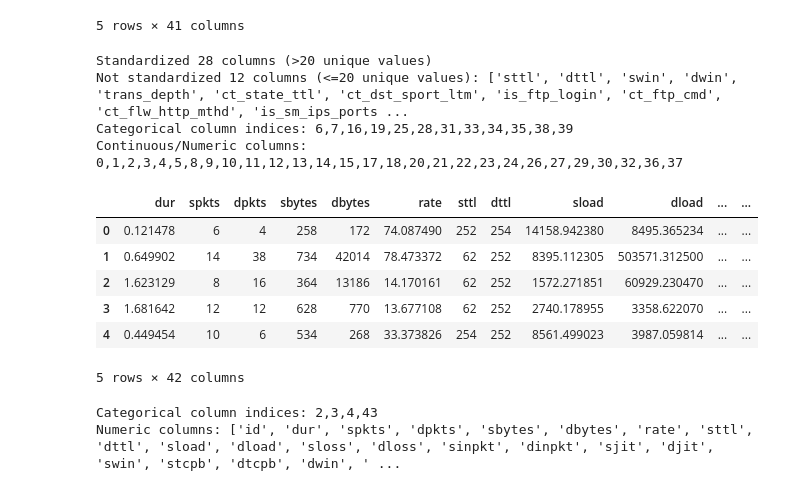
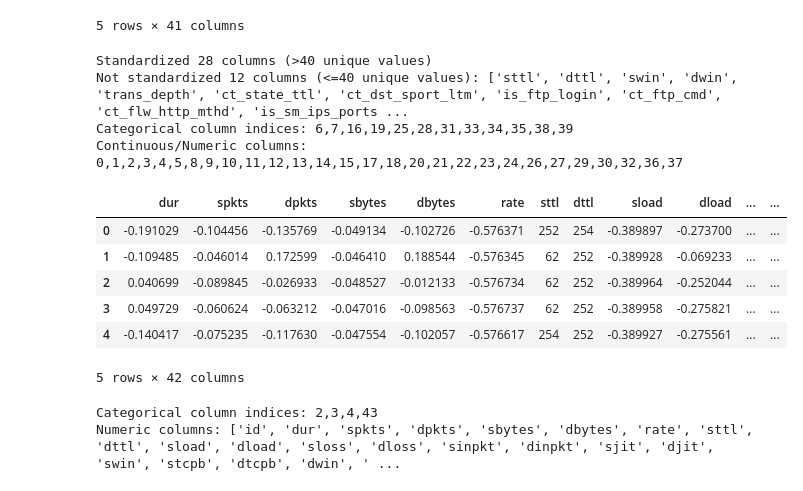
Before and after one commit to YancyLan/Imbalanced_data, a Jupyter notebook: Unbalanced_dataset.ipynb, the cells around one changed output. Cells and saved outputs as stored; diff of their text form; code cells hidden in the pictures.

```diff
--- a/Unbalanced_dataset.ipynb
+++ b/Unbalanced_dataset.ipynb
@@ -90,41 +90,41 @@ Kept 42 columns: 41 numeric + attack_cat
 # %%
 # Standardize only numeric columns with more than 20 unique values (continuous data)
 from sklearn.preprocessing import StandardScaler
 
 
 # Get numeric columns only
 numeric_cols = df.select_dtypes(include=[np.number]).columns.tolist()
 
 # Filter columns with more than 20 unique values (likely continuous)
 cols_to_scale = [col for col in numeric_cols if df[col].nunique() > 40]
 cols_not_scaled = [col for col in numeric_cols if df[col].nunique() <= 40]
 
 # Standardize only continuous columns
 scaler = StandardScaler()
 df_clean = df.copy()
 df_clean[cols_to_scale] = scaler.fit_transform(df[cols_to_scale])
 
-print(f"Standardized {len(cols_to_scale)} columns (>20 unique values)")
-print(f"Not standardized {len(cols_not_scaled)} columns (<=20 unique values): {cols_not_scaled}")
+print(f"Standardized {len(cols_to_scale)} columns (>40 unique values)")
+print(f"Not standardized {len(cols_not_scaled)} columns (<=40 unique values): {cols_not_scaled}")
 
-# encode attack clo with 1,2,3...
-df['attack_cat_encode'] = df['attack_cat'].astype('category').cat.codes
+# encode attack_cat with 1,2,3... on df_clean
+df_clean['attack_cat_encode'] = df_clean['attack_cat'].astype('category').cat.codes
 
-num_indices = [df.columns.get_loc(col) for col in cols_to_scale]
-cat_indices = [df.columns.get_loc(col) for col in cols_not_scaled]
+num_indices = [df_clean.columns.get_loc(col) for col in cols_to_scale]
+cat_indices = [df_clean.columns.get_loc(col) for col in cols_not_scaled]
 print("Categorical column indices:", ",".join(map(str, cat_indices)))
 print("Continuous/Numeric columns:", ",".join(map(str, num_indices)))
-display(df.head())
+display(df_clean.head())
 # %% [output]
-Standardized 28 columns (>20 unique values)
-Not standardized 12 columns (<=20 unique values): ['sttl', 'dttl', 'swin', 'dwin', 'trans_depth', 'ct_state_ttl', 'ct_dst_sport_ltm', 'is_ftp_login', 'ct_ftp_cmd', 'ct_flw_http_mthd', 'is_sm_ips_ports ...
+Standardized 28 columns (>40 unique values)
+Not standardized 12 columns (<=40 unique values): ['sttl', 'dttl', 'swin', 'dwin', 'trans_depth', 'ct_state_ttl', 'ct_dst_sport_ltm', 'is_ftp_login', 'ct_ftp_cmd', 'ct_flw_http_mthd', 'is_sm_ips_ports ...
 Categorical column indices: 6,7,16,19,25,28,31,33,34,35,38,39
 Continuous/Numeric columns: 0,1,2,3,4,5,8,9,10,11,12,13,14,15,17,18,20,21,22,23,24,26,27,29,30,32,36,37
 |  | dur | spkts | dpkts | sbytes | dbytes | rate | sttl | dttl | sload | dload | ... | ... |
-| 0 | 0.121478 | 6 | 4 | 258 | 172 | 74.087490 | 252 | 254 | 14158.942380 | 8495.365234 | ... | ... |
-| 1 | 0.649902 | 14 | 38 | 734 | 42014 | 78.473372 | 62 | 252 | 8395.112305 | 503571.312500 | ... | ... |
-| 2 | 1.623129 | 8 | 16 | 364 | 13186 | 14.170161 | 62 | 252 | 1572.271851 | 60929.230470 | ... | ... |
-| 3 | 1.681642 | 12 | 12 | 628 | 770 | 13.677108 | 62 | 252 | 2740.178955 | 3358.622070 | ... | ... |
-| 4 | 0.449454 | 10 | 6 | 534 | 268 | 33.373826 | 254 | 252 | 8561.499023 | 3987.059814 | ... | ... |
+| 0 | -0.191029 | -0.104456 | -0.135769 | -0.049134 | -0.102726 | -0.576371 | 252 | 254 | -0.389897 | -0.273700 | ... | ... |
+| 1 | -0.109485 | -0.046014 | 0.172599 | -0.046410 | 0.188544 | -0.576345 | 62 | 252 | -0.389928 | -0.069233 | ... | ... |
+| 2 | 0.040699 | -0.089845 | -0.026933 | -0.048527 | -0.012133 | -0.576734 | 62 | 252 | -0.389964 | -0.252044 | ... | ... |
+| 3 | 0.049729 | -0.060624 | -0.063212 | -0.047016 | -0.098563 | -0.576737 | 62 | 252 | -0.389958 | -0.275821 | ... | ... |
+| 4 | -0.140417 | -0.075235 | -0.117630 | -0.047554 | -0.102057 | -0.576617 | 254 | 252 | -0.389927 | -0.275561 | ... | ... |
 5 rows × 42 columns
 # %%
```
Also changed, not shown: parts of 1 cell of this notebook.
